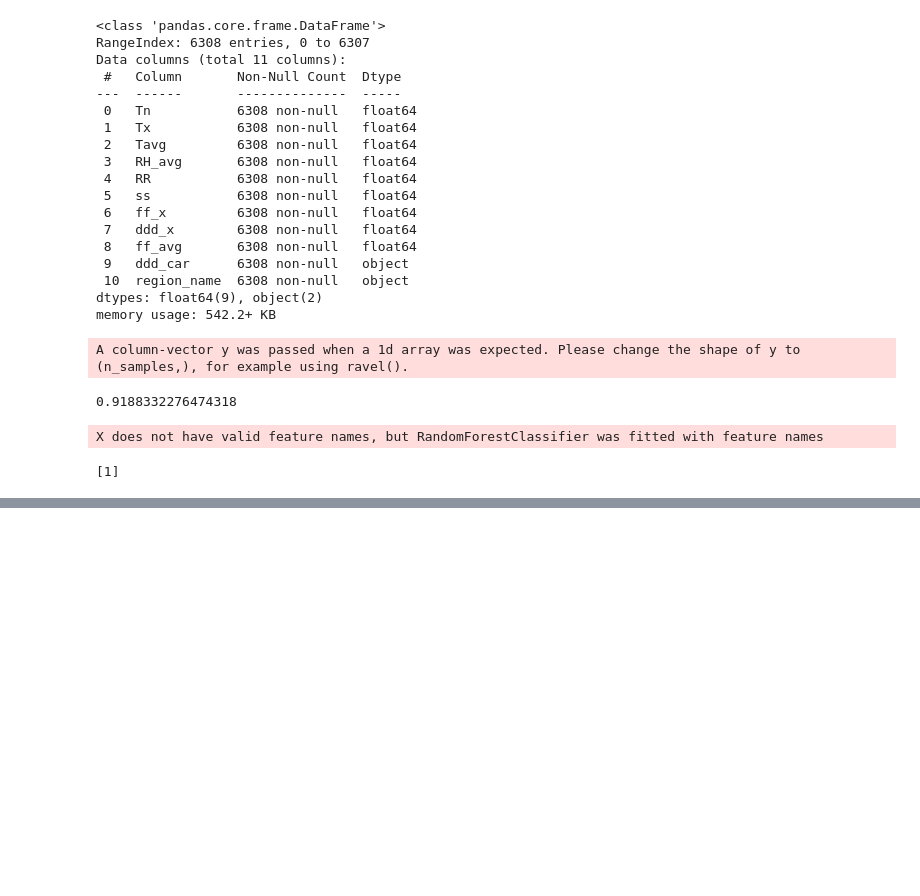
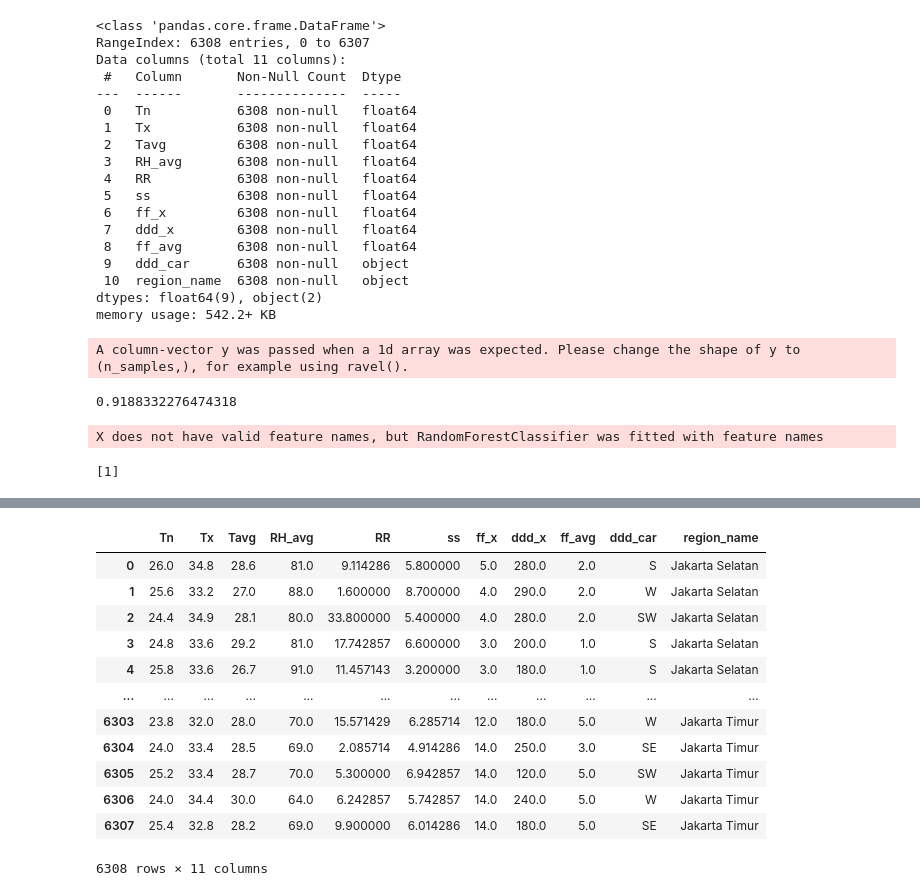
Before and after one commit to Fadhil-hi/Intern-BCC-2024, a Jupyter notebook: Code/models/random-forest.ipynb, the cells around one changed output, grey strips where cells are left out. Cells and saved outputs as stored; diff of their text form; code cells hidden in the pictures; blank space fills up the shorter version.

```diff
--- a/Code/models/random-forest.ipynb
+++ b/Code/models/random-forest.ipynb
@@ -436,0 +364,16 @@ memory usage: 222.4+ KB
+# %%
+df_train
+# %% [output]
+|  | Tn | Tx | Tavg | RH_avg | RR | ss | ff_x | ddd_x | ff_avg | ddd_car | region_name |
+| 0 | 26.0 | 34.8 | 28.6 | 81.0 | 9.114286 | 5.800000 | 5.0 | 280.0 | 2.0 | S | Jakarta Selatan |
+| 1 | 25.6 | 33.2 | 27.0 | 88.0 | 1.600000 | 8.700000 | 4.0 | 290.0 | 2.0 | W | Jakarta Selatan |
+| 2 | 24.4 | 34.9 | 28.1 | 80.0 | 33.800000 | 5.400000 | 4.0 | 280.0 | 2.0 | SW | Jakarta Selatan |
+| 3 | 24.8 | 33.6 | 29.2 | 81.0 | 17.742857 | 6.600000 | 3.0 | 200.0 | 1.0 | S | Jakarta Selatan |
+| 4 | 25.8 | 33.6 | 26.7 | 91.0 | 11.457143 | 3.200000 | 3.0 | 180.0 | 1.0 | S | Jakarta Selatan |
+| ... | ... | ... | ... | ... | ... | ... | ... | ... | ... | ... | ... |
+| 6303 | 23.8 | 32.0 | 28.0 | 70.0 | 15.571429 | 6.285714 | 12.0 | 180.0 | 5.0 | W | Jakarta Timur |
+| 6304 | 24.0 | 33.4 | 28.5 | 69.0 | 2.085714 | 4.914286 | 14.0 | 250.0 | 3.0 | SE | Jakarta Timur |
+| 6305 | 25.2 | 33.4 | 28.7 | 70.0 | 5.300000 | 6.942857 | 14.0 | 120.0 | 5.0 | SW | Jakarta Timur |
+| 6306 | 24.0 | 34.4 | 30.0 | 64.0 | 6.242857 | 5.742857 | 14.0 | 240.0 | 5.0 | W | Jakarta Timur |
+| 6307 | 25.4 | 32.8 | 28.2 | 69.0 | 9.900000 | 6.014286 | 14.0 | 180.0 | 5.0 | SE | Jakarta Timur |
+6308 rows × 11 columns
```
Also changed, not shown: parts of 23 cells of this notebook.
